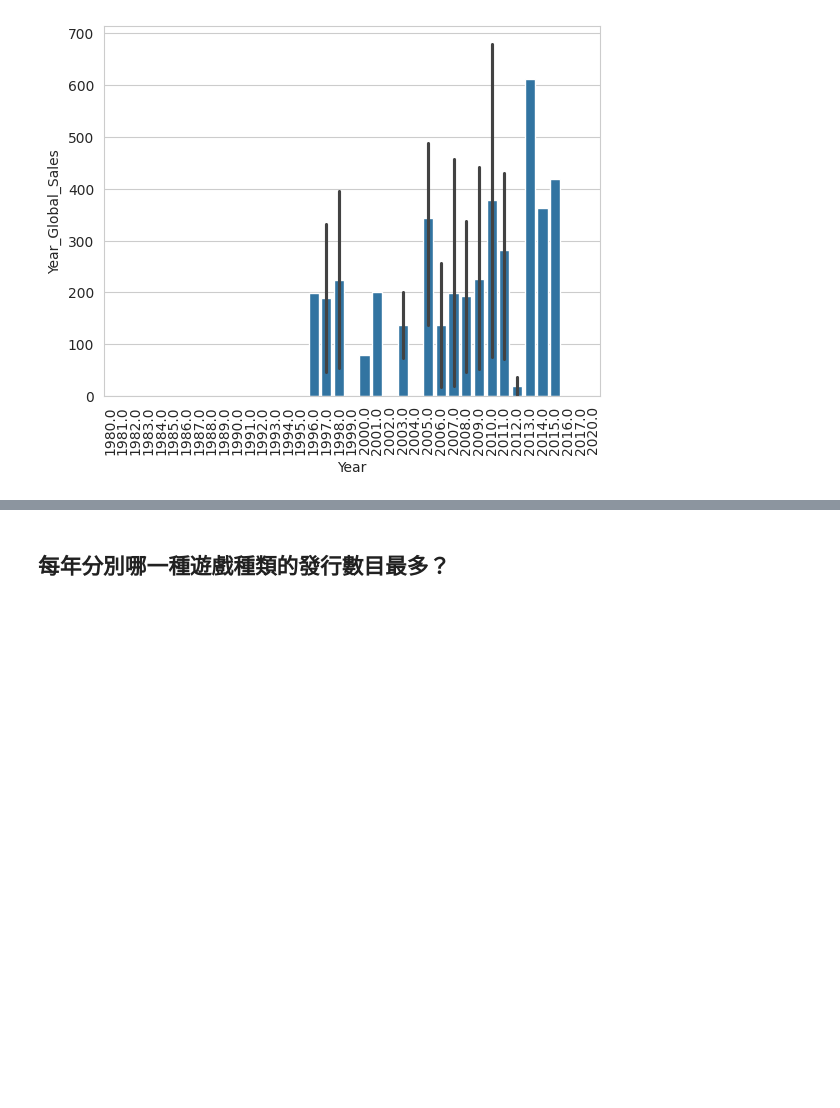
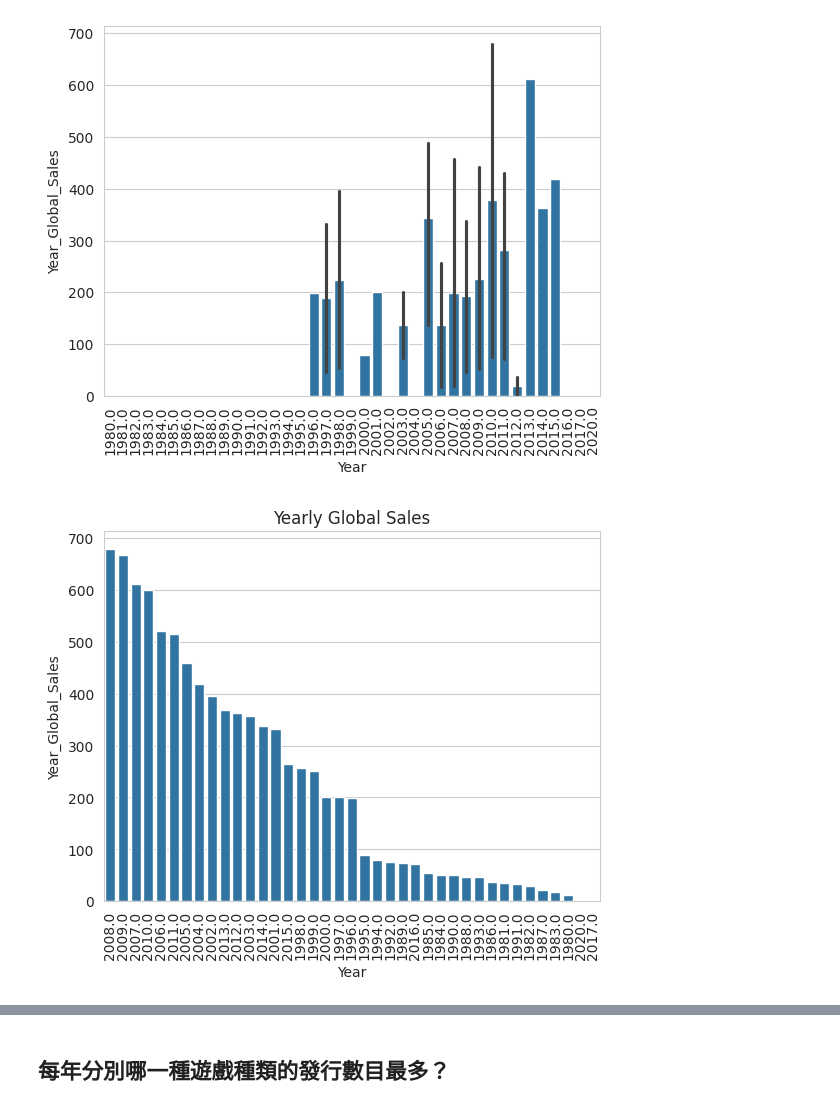
Before and after one commit to t8101349/Colab-, a Jupyter notebook: 05_02_LAB_VideoGameSales_28_王韋博.ipynb, the cells around one changed output, grey strips where cells are left out. Saved outputs shown, nothing was run; the diff lists cells and outputs as text; code cells hidden in the pictures; blank space fills up the shorter version.

```diff
--- a/05_02_LAB_VideoGameSales_28_王韋博.ipynb
+++ b/05_02_LAB_VideoGameSales_28_王韋博.ipynb
@@ -399,0 +395,12 @@ plt.show()
+# %%
+# 將上圖依照全年銷售額來排序
+
+clonedata = data.copy()
+clonedata['Year_Global_Sales'] = clonedata.groupby(by= ['Year'])[['Global_Sales']].transform(sum)
+Year_Global_Sales_order = clonedata.groupby('Year')['Global_Sales'].sum().sort_values(ascending=False).index
+sns.barplot(clonedata, x='Year', y='Year_Global_Sales' ,order = Year_Global_Sales_order)
+plt.xticks(rotation=90)
+plt.title('Yearly Global Sales')
+plt.show()
+# %% [output]
+[figure, added]
```
Also changed, not shown: parts of 7 cells of this notebook.
